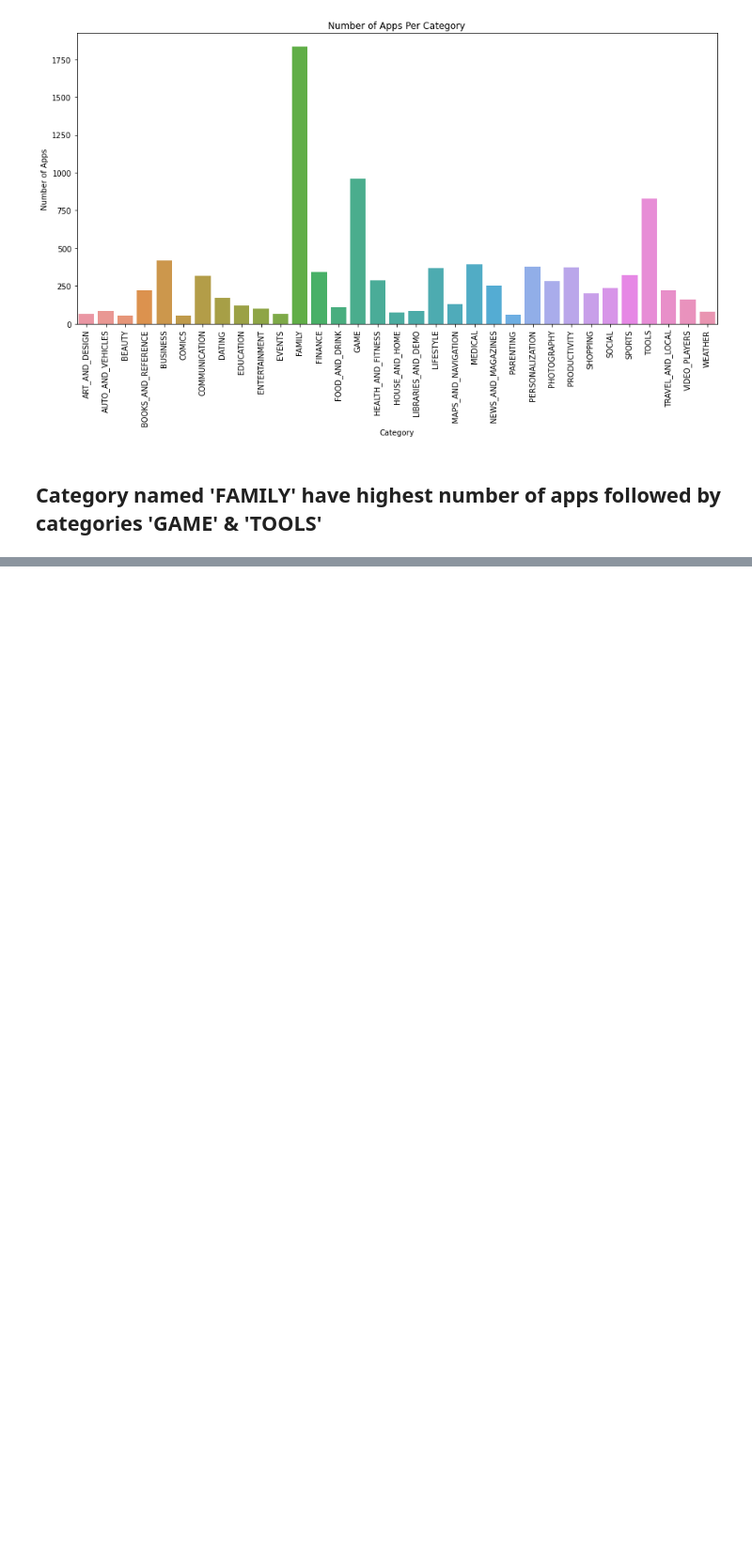
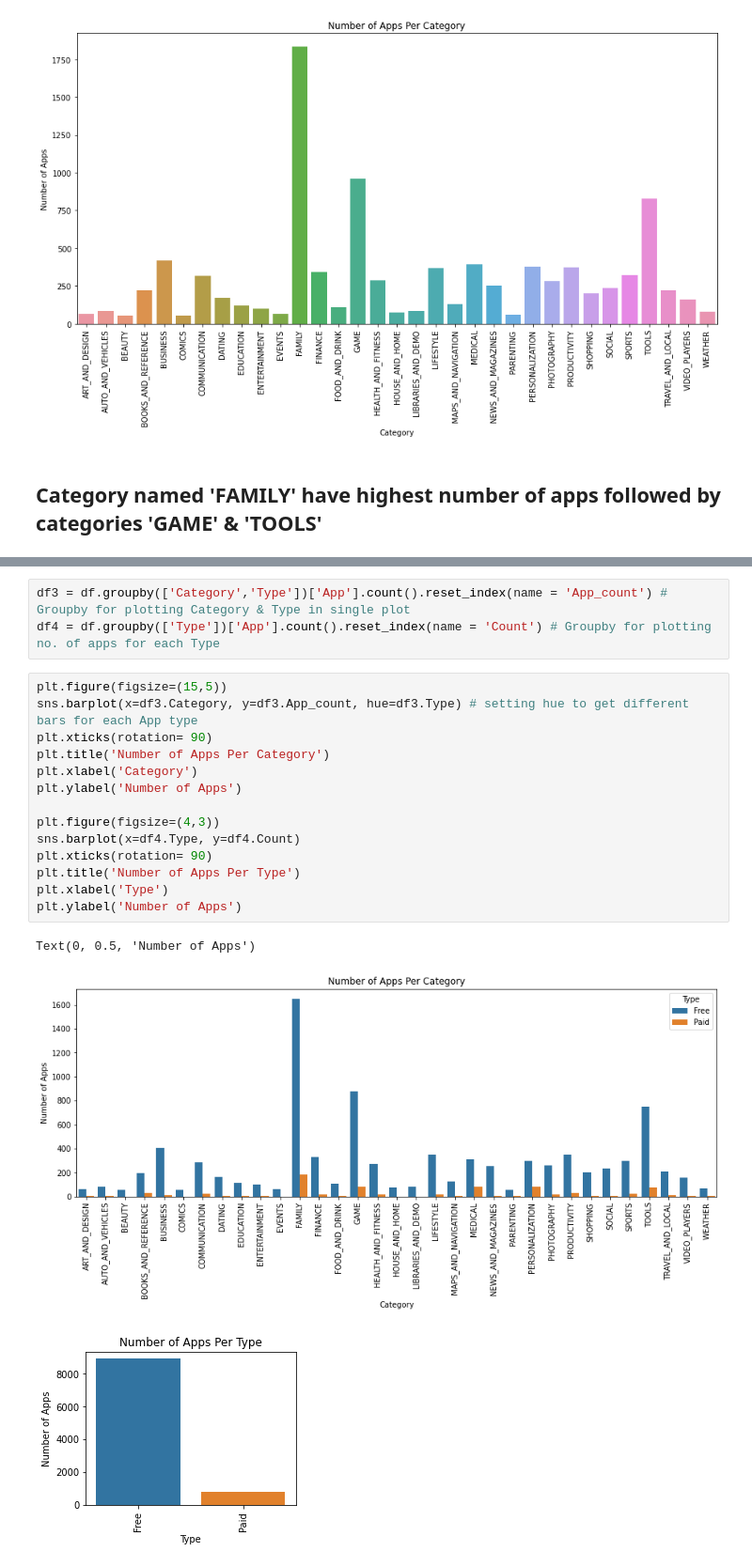
Before and after one commit to SurajSP99/Play_Store_App_Review_Data_Analysis, a Jupyter notebook: Play_Store_App_Review_Analysis_Capstone_Project.ipynb, the cells around one changed output, grey strips where cells are left out. Shown: that part at 94% size. Drawn from its saved outputs; the diff is of its cells as text; blank space fills up the shorter version.

```diff
--- a/Play_Store_App_Review_Analysis_Capstone_Project.ipynb
+++ b/Play_Store_App_Review_Analysis_Capstone_Project.ipynb
@@ -549,0 +580,21 @@ Text(0, 0.5, 'Number of Apps')
+# %%
+df3 = df.groupby(['Category','Type'])['App'].count().reset_index(name = 'App_count') # Groupby for plotting Category & Type in single plot
+df4 = df.groupby(['Type'])['App'].count().reset_index(name = 'Count') # Groupby for plotting no. of apps for each Type
+# %%
+plt.figure(figsize=(15,5))
+sns.barplot(x=df3.Category, y=df3.App_count, hue=df3.Type) # setting hue to get different bars for each App type
+plt.xticks(rotation= 90)
+plt.title('Number of Apps Per Category')
+plt.xlabel('Category')
+plt.ylabel('Number of Apps')
+
+plt.figure(figsize=(4,3))
+sns.barplot(x=df4.Type, y=df4.Count)
+plt.xticks(rotation= 90)
+plt.title('Number of Apps Per Type')
+plt.xlabel('Type')
+plt.ylabel('Number of Apps')
+# %% [output]
+Text(0, 0.5, 'Number of Apps')
+[figure, added]
+[figure, added]
```
Also changed, not shown: parts of 9 cells of this notebook.
